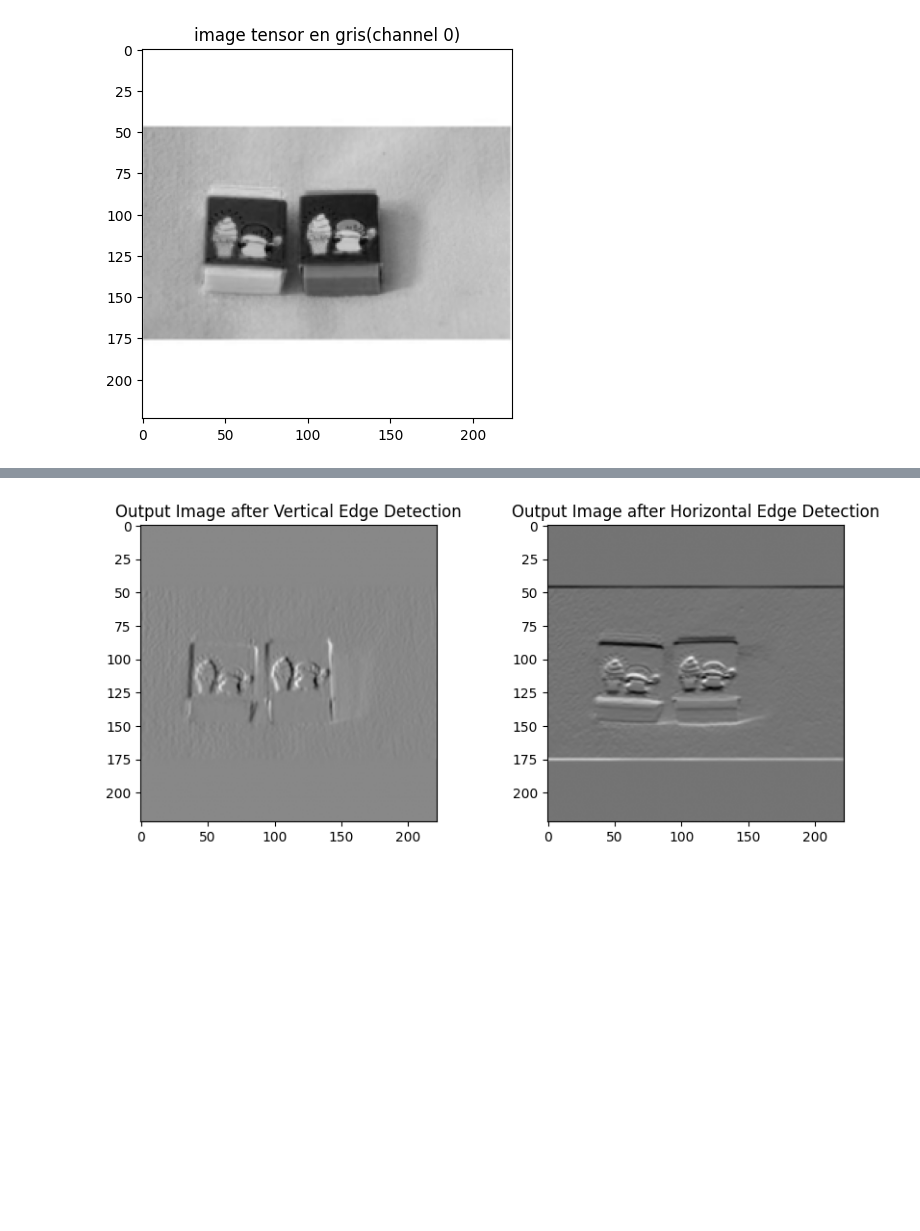
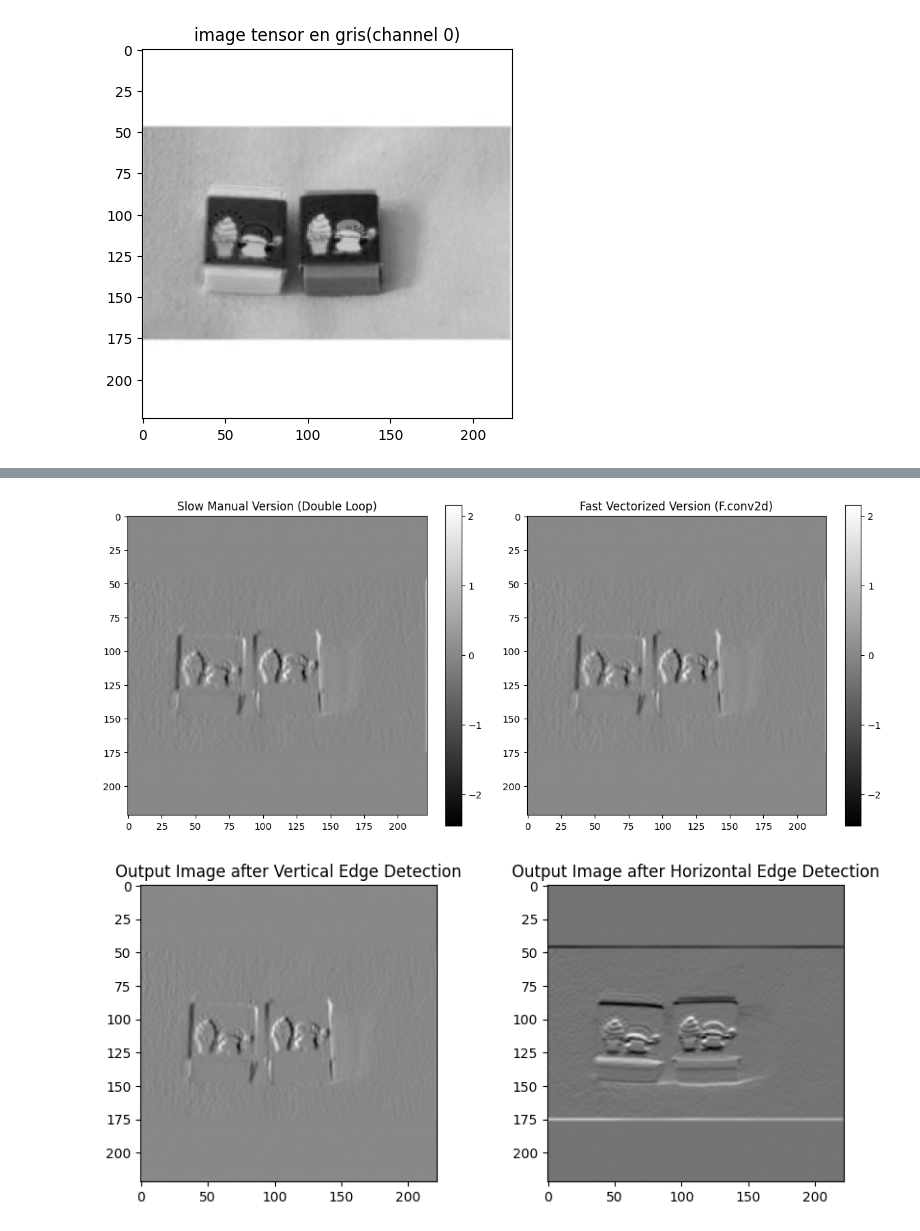
Before and after one commit to ByteVoyageur/ml_rakuten, a Jupyter notebook: notebooks/00_xiaosong_image_avant_exploration.ipynb, the cells around one changed output, grey strips where cells are left out. Cells and saved outputs as stored; diff of their text form; code cells hidden in the pictures; blank space fills up the shorter version.

```diff
--- a/notebooks/00_xiaosong_image_avant_exploration.ipynb
+++ b/notebooks/00_xiaosong_image_avant_exploration.ipynb
@@ -102,0 +160,66 @@ def manual_convolution(img_tensor, kernel):
+# %%
+# 1. Prepare the image (using the real img_tensor from earlier)
+# img_tensor shape: (3, 224, 224) - already loaded from cell 6
+print("--- Real image tensor information ---")
+print(f"Image tensor shape: {img_tensor.shape}")
+print(f"Image data type: {img_tensor.dtype}")
+print(f"Top-left corner (channel 0, 6x6):")
+print(img_tensor[0][:6, :6])
+
+# 2. Define the Sobel kernels
+kernel_vertical = np.array([
+    [-1, 0, 1],
+    [-2, 0, 2],
+    [-1, 0, 1]
+], dtype=np.float32)
+
+# 3. Run the "slow manual version" (Python double loop)
+# Note: Make sure your manual_convolution function is defined above
+print("\nRunning slow manual version on real image...")
+res_slow = manual_convolution(img_tensor, kernel_vertical)
+print(f"Slow version output shape: {res_slow.shape}")
+
+# 4. Run the "fast version" (PyTorch F.conv2d)
+print("Running fast vectorized version on real image...")
+res_fast = fast_manual_convolution(img_tensor, kernel_vertical)
+print(f"Fast version output shape: {res_fast.shape}")
+
+# 5. Compare them side by side
+print("\n--- Results comparison (top-left 10x10 region) ---")
+print("Slow version result:")
+print(res_slow[:10, :10])
+
+print("\nFast version result:")
+print(res_fast[:10, :10])
+
+# 6. Automatic verification by computer
+# Check if the difference is almost zero (allowing for tiny floating-point errors)
+diff = np.abs(res_slow - res_fast).max()
+diff_mean = np.abs(res_slow - res_fast).mean()
+
+print(f"\n--- Statistical comparison ---")
+print(f"Max difference: {diff}")
+print(f"Mean difference: {diff_mean}")
+
+if diff < 1e-5:
+    print(f"\nVerification passed! The results from both functions are identical (max error: {diff})")
+    print("Conclusion: The mathematical logic of fast_manual_convolution is identical to your double loop.")
+else:
+    print(f"\nMax difference is {diff} (> 1e-5)")
+    print("However, both implementations should still produce mathematically equivalent results.")
+    print("Tiny differences may be due to floating-point arithmetic precision on real image data.")
+
+# 7. Visualize the results
+fig, axes = plt.subplots(1, 2, figsize=(12, 5))
+
+im0 = axes[0].imshow(res_slow, cmap='gray')
+axes[0].set_title("Slow Manual Version (Double Loop)")
+plt.colorbar(im0, ax=axes[0])
+
+im1 = axes[1].imshow(res_fast, cmap='gray')
+axes[1].set_title("Fast Vectorized Version (F.conv2d)")
+plt.colorbar(im1, ax=axes[1])
+
+plt.tight_layout()
+plt.show()
+# %% [output]
@@ -103,3 +243,4 @@ def manual_convolution(img_tensor, kernel):
+[figure, added]
 # %%
 fig, axes = plt.subplots(1, 2, figsize=(10, 4))
 axes[0].imshow(manual_convolution(img_tensor, kernel_vertical), cmap='gray')
```
Also changed, not shown: parts of 15 cells of this notebook, 19 other files.
